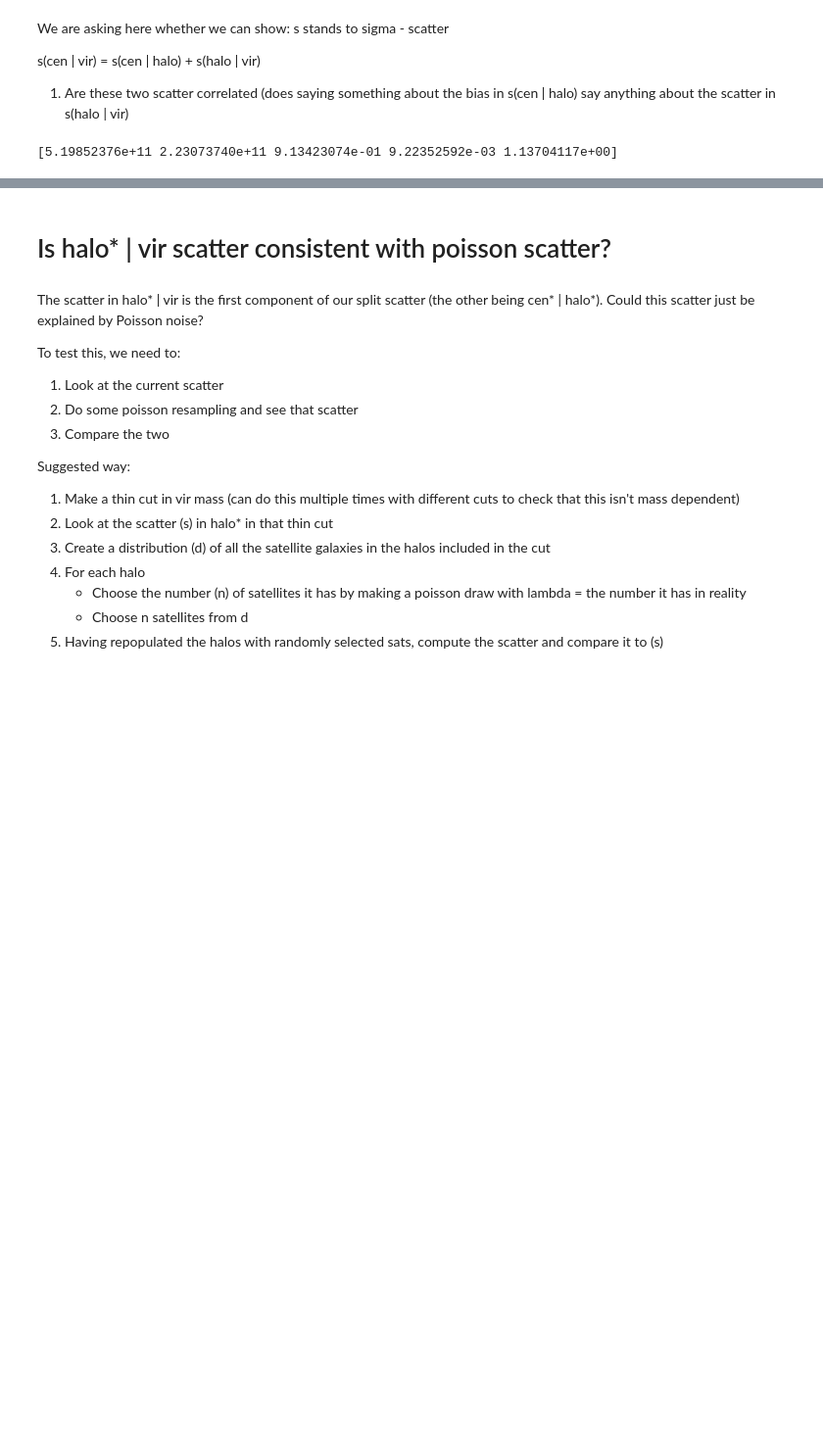
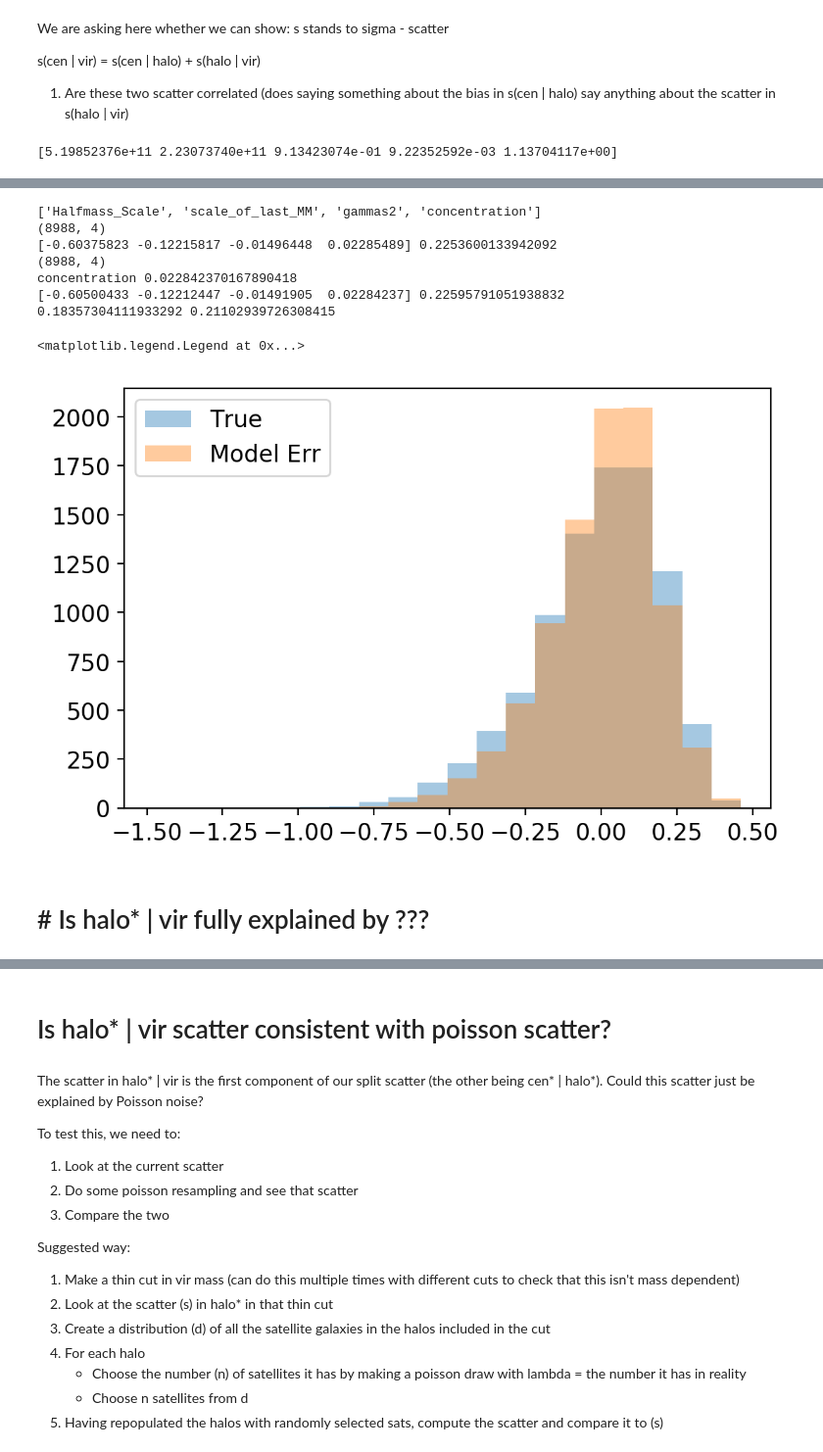
Before and after one commit to dr-guangtou/asap, a Jupyter notebook: cb/main.ipynb, the cells around one changed output, grey strips where cells are left out. Shown at 98% size. Saved outputs shown, nothing was run; the diff lists cells and outputs as text; code cells hidden in the pictures; blank space fills up the shorter version.

```diff
--- a/cb/main.ipynb
+++ b/cb/main.ipynb
@@ -161,6 +145,15 @@ for key in data_halo_cut.keys():
     data_halo_cut[key]["smf"] = (mass, csmf) # note that these masses are log!
 data_stellar_cut
 data_stellar_cut["cen"]["hmf"] = fits.build_chmf(data_stellar_cut, "cen")
+# %%
+for ds in [data_stellar_cut, data_halo_cut]:
+    for key in ds.keys():
+        for key2 in ds[key].keys():
+            if type(ds[key][key2]) is np.ndarray:
+                ds[key][key2].setflags(write=False)
+            elif type(ds[key][key2]) is tuple:
+                for i in range(len(ds[key][key2])):
+                    ds[key][key2][i].setflags(write=False)
 # %% [markdown]
 ### Richness data
 # %%
@@ -564,0 +542,49 @@ plt.tight_layout()
+# %%
+_, ax = plt.subplots()
+#ax.hist(hcutz["cen_halo_sm_bias"], label="Truth")
+y = hcutz["cen_halo_sm_bias"][g_vals]
+x = np.array([hcutz["Halfmass_Scale"][g_vals], gammas2[g_vals], hcutz["scale_of_last_MM"][g_vals]]).T
+
+cols = [i for i in list(hcutz) if "bias" not in i]
+cols = ['Halfmass_Scale', 'scale_of_last_MM', 'gammas2', 'concentration']
+# best is 0.0789 (with cheating!)
+# 0.1493 is best
+
+print(cols)
+x = hcutz[cols][g_vals]
+
+
+# gammas2[g_vals],
+
+
+coef, intercept = p.physical_correlation_plots.linear_fit(x, y, "lasso")
+print(coef, intercept)
+
+coef, intercept = p.physical_correlation_plots.linear_fit(x, y, "least_squares")
+for i in range(len(coef)):
+    if coef[i] > 1e-4:
+        print(cols[i], coef[i])
+print(coef, intercept)
+
+
+model = np.dot(x, coef) + intercept
+model_err = y - model
+print(np.std(model_err), np.std(y))
+
+#ax.hist(model, alpha=0.4, label="Model", bins=20)
+_, bins, _ = ax.hist(y, alpha=0.4, label="True", bins=20)
+ax.hist(model_err, alpha=0.4, label="Model Err", bins=bins)
+
+ax.legend()
+# %% [output]
+['Halfmass_Scale', 'scale_of_last_MM', 'gammas2', 'concentration']
+(8988, 4)
+[-0.60375823 -0.12215817 -0.01496448  0.02285489] 0.2253600133942092
+(8988, 4)
+concentration 0.022842370167890418
+[-0.60500433 -0.12212447 -0.01491905  0.02284237] 0.22595791051938832
+0.18357304111933292 0.21102939726308415
+<matplotlib.legend.Legend at 0x...>
+[figure, added]
+# %% [markdown]
+# # Is halo\* | vir fully explained by ???
```
Also changed, not shown: parts of 77 cells of this notebook, 8 other files.
